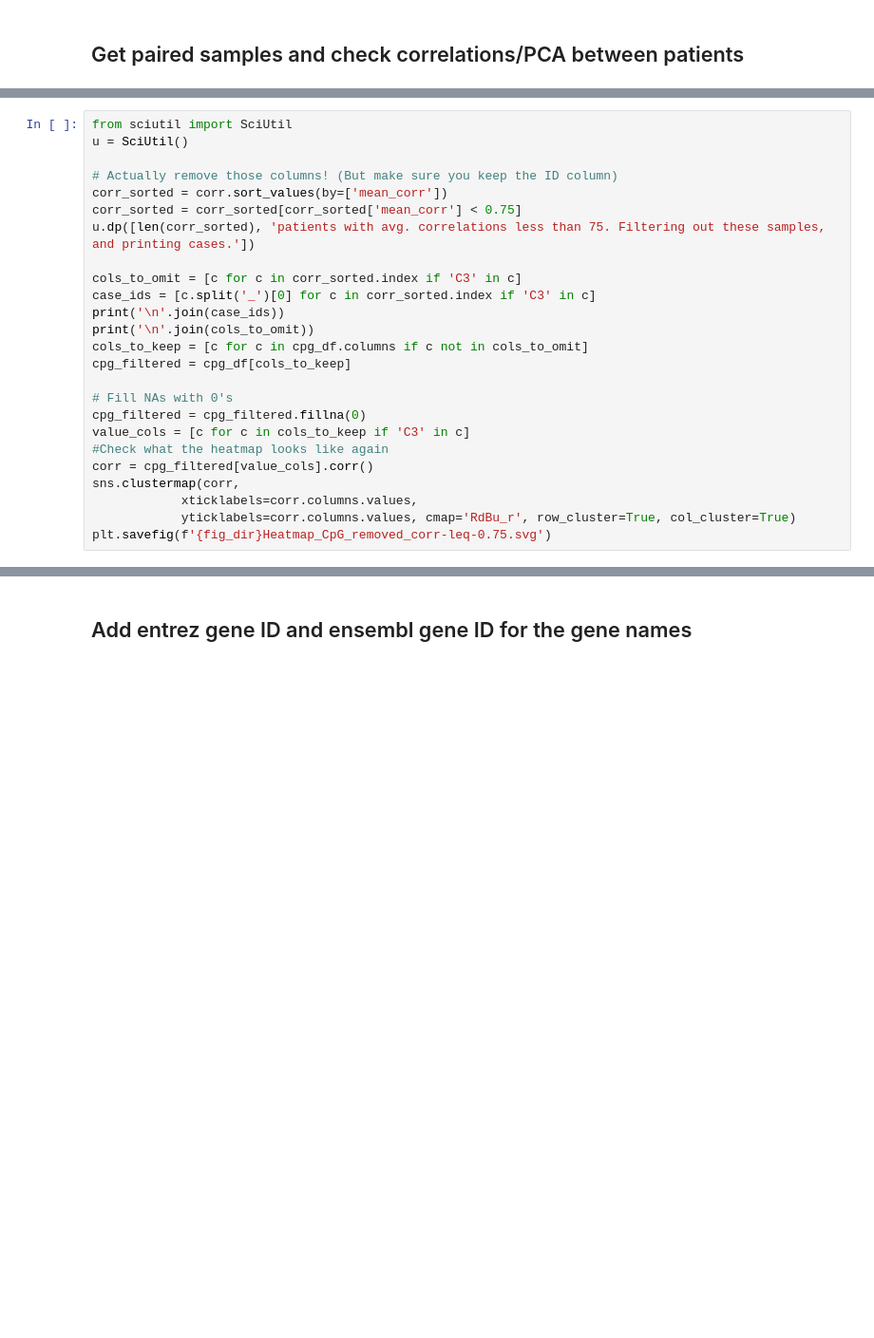
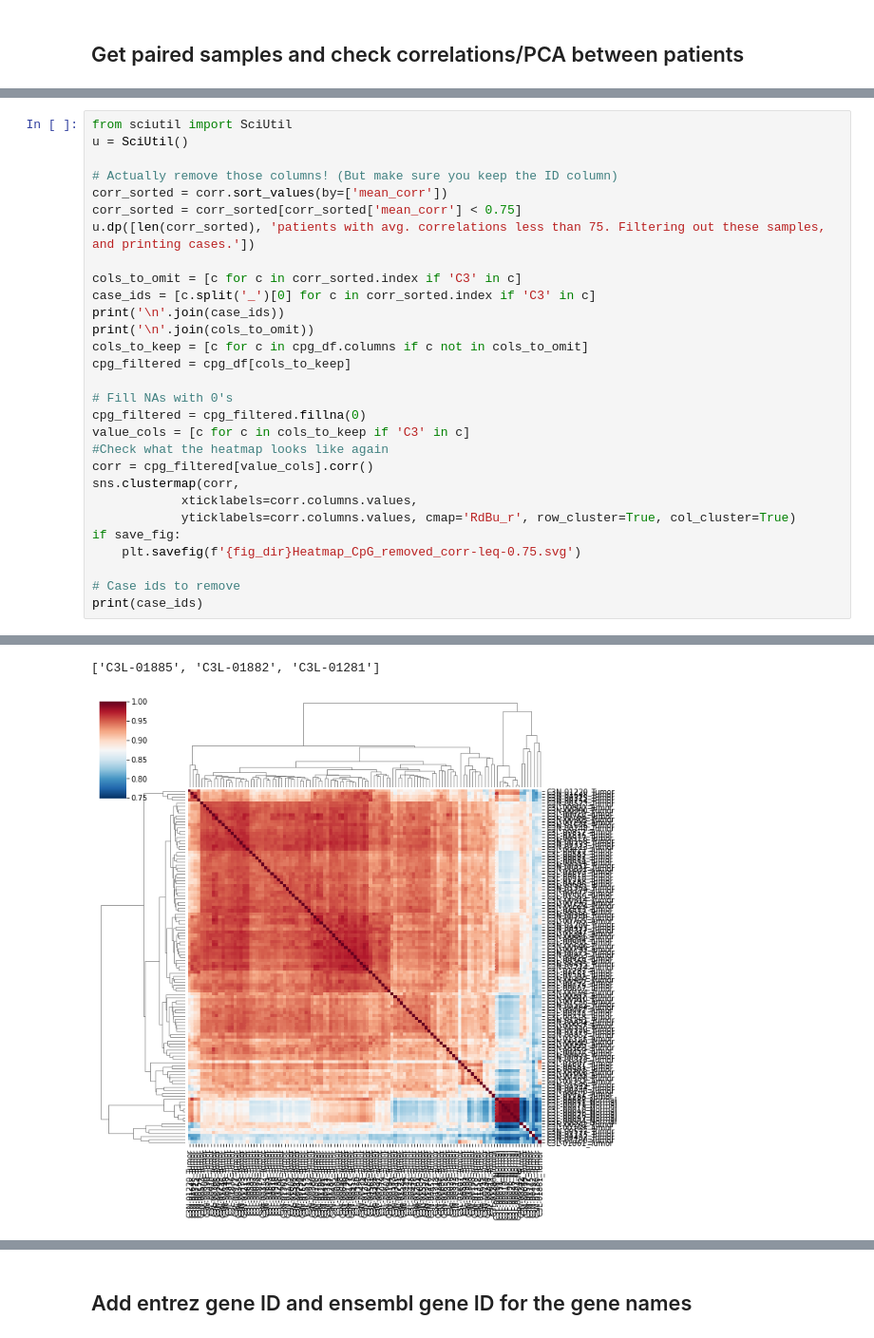
Before and after one commit to ArianeMora/SiRCle_multiomics_integration, a Jupyter notebook: manuscript_reproducibility/N05_MethProcessing.ipynb, the cells around one changed output, grey strips where cells are left out. Shown at 95% size. Drawn from its saved outputs; the diff is of its cells as text; blank space fills up the shorter version.

```diff
--- a/manuscript_reproducibility/N05_MethProcessing.ipynb
+++ b/manuscript_reproducibility/N05_MethProcessing.ipynb
@@ -271,31 +227,37 @@ u = SciUtil()
 # Actually remove those columns! (But make sure you keep the ID column)
 corr_sorted = corr.sort_values(by=['mean_corr'])
 corr_sorted = corr_sorted[corr_sorted['mean_corr'] < 0.75]
 u.dp([len(corr_sorted), 'patients with avg. correlations less than 75. Filtering out these samples, and printing cases.'])
 
 cols_to_omit = [c for c in corr_sorted.index if 'C3' in c]
 case_ids = [c.split('_')[0] for c in corr_sorted.index if 'C3' in c]
 print('\n'.join(case_ids))
 print('\n'.join(cols_to_omit))
 cols_to_keep = [c for c in cpg_df.columns if c not in cols_to_omit]
 cpg_filtered = cpg_df[cols_to_keep]
 
 # Fill NAs with 0's
 cpg_filtered = cpg_filtered.fillna(0)
 value_cols = [c for c in cols_to_keep if 'C3' in c]
 #Check what the heatmap looks like again
 corr = cpg_filtered[value_cols].corr()
 sns.clustermap(corr,
             xticklabels=corr.columns.values,
             yticklabels=corr.columns.values, cmap='RdBu_r', row_cluster=True, col_cluster=True)
-plt.savefig(f'{fig_dir}Heatmap_CpG_removed_corr-leq-0.75.svg')
+if save_fig:
+    plt.savefig(f'{fig_dir}Heatmap_CpG_removed_corr-leq-0.75.svg')
+
+# Case ids to remove
+print(case_ids)
 # %% [output]
 --------------------------------------------------------------------------------
 3       patients with avg. correlations less than 75. Filtering out these samples, and printing cases.
 --------------------------------------------------------------------------------
 C3L-01885
 C3L-01882
 C3L-01281
 C3L-01885_Tumor
 C3L-01882_Tumor
 C3L-01281_Tumor
+['C3L-01885', 'C3L-01882', 'C3L-01281']
+[figure, added]
```
Also changed, not shown: parts of 82 cells of this notebook, 7 other files.
